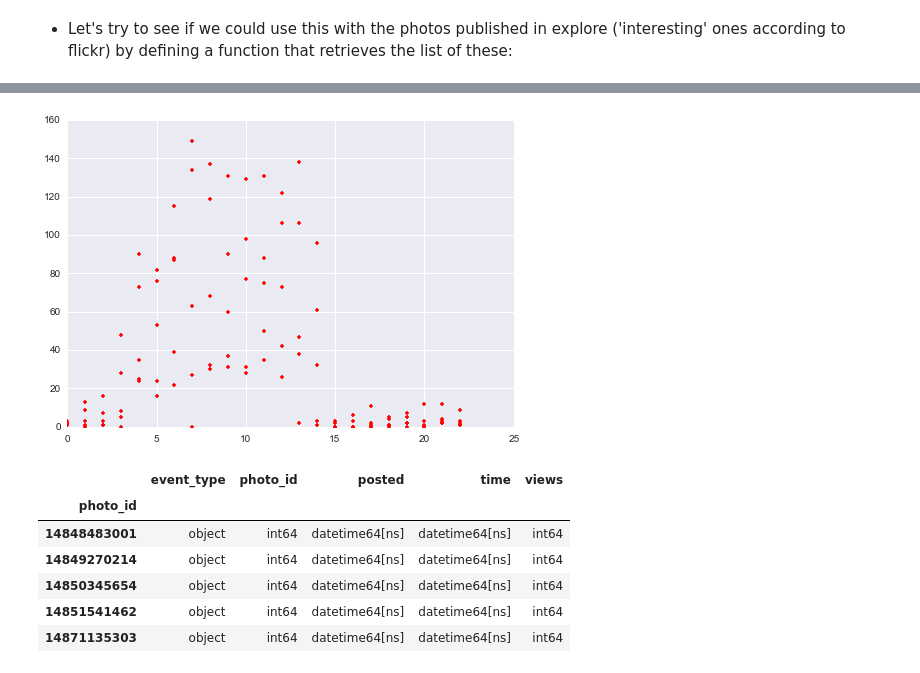
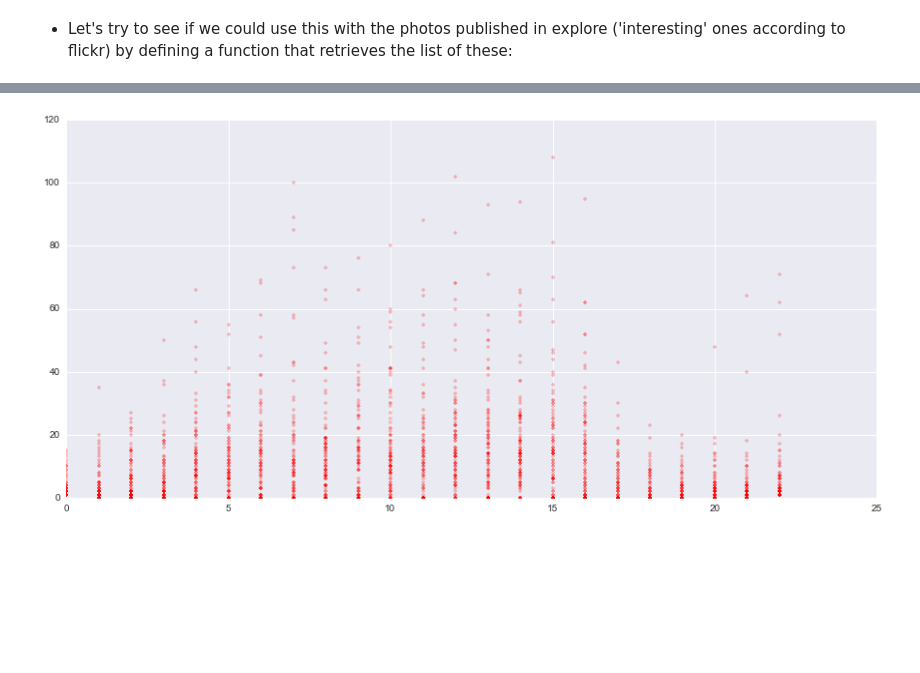
Before and after one commit to odhondt/flickr-data, a Jupyter notebook: flickr data.ipynb, the cells around one changed output, grey strips where cells are left out. Cells and saved outputs as stored; diff of their text form; code cells hidden in the pictures; blank space fills up the shorter version.

```diff
--- a/flickr data.ipynb
+++ b/flickr data.ipynb
@@ -317,7 +263,24 @@ df_one.sort('time').head(10)
+# %%
+# Takes a data frame containing a list of photos and extracts infomation for each of them
+# time posted, views (to complete in future versions)
+def getFlickrInfo(df_list):
+    pp = 50;
+    df_out = pd.DataFrame(index = df_list, columns = ['posted', 'views'])
+    for p_id in df_list:
+
+        str_tmp = flickr.photos_getInfo(photo_id=p_id)
+        tt = int(json.loads(str_tmp[14:-1])['photo']['dates']['posted'])
+        posted = pd.to_datetime(tt, unit='s')
+        views = int(json.loads(str_tmp[14:-1])['photo']['views'])
+
+        df_out.posted.ix[p_id] = posted;
+        df_out.views.ix[p_id] = views;
+
+    return df_out
 # %% [markdown]
 - Let's try to see if we could use this with the photos published in explore ('interesting' ones according to flickr) by defining a function that retrieves the list of these:
 # %%
-def getInterestingList():
+def getFlickrExploreList():
     str_tmp = flickr.interestingness_getList()
     json_tmp = json.loads(str_tmp[14:-1])
     df_tmp = pd.read_json(json.dumps(json_tmp['photos']['photo']))
@@ -328,6 +289,5 @@ def getInterestingList():
 # %%
 # Making a data frame with pictures from explore
-df_tmp = getInterestingList()
-df = pd.DataFrame()
-for p_id in df_tmp[0:5]:
-    df = df.append(getFlickrActivity(p_id), ignore_index=True)
+df_list = getFlickrExploreList()
+df_info = getFlickrInfo(df_list)
+df_event = getFlickrActivity(df_list)
@@ -365,4 +323,5 @@ hist(tt.hour, bins=23, histtype='stepfilled')
 # %%
-tt=pd.DatetimeIndex(df['posted'])
-hist(tt.hour, bins=23, histtype='stepfilled')
+figsize(8,6)
+tt=pd.DatetimeIndex(df_info['posted']);
+hist(tt.hour, bins=23, histtype='stepfilled', alpha=0.7);
 # %% [output]
@@ -431,17 +331,8 @@ grouped=df.groupby('photo_id')
 # %%
-for k, grp in df.groupby('photo_id'):
+figsize(15,7)
+for k, grp in df_event.groupby('photo_id'):
     tt=pd.DatetimeIndex(grp['time'])
     h=histogram(tt.hour, bins=23)
-    plot(h[0], '.r')
+    plot(h[0], '.r', alpha=0.25)
 # %% [output]
-[figure, old version]
+[figure, new version]
-# %%
-grouped.dtypes
-# %% [output]
-|  | event_type | photo_id | posted | time | views |
-| photo_id |  |  |  |  |  |
-| 14848483001 | object | int64 | datetime64[ns] | datetime64[ns] | int64 |
-| 14849270214 | object | int64 | datetime64[ns] | datetime64[ns] | int64 |
-| 14850345654 | object | int64 | datetime64[ns] | datetime64[ns] | int64 |
-| 14851541462 | object | int64 | datetime64[ns] | datetime64[ns] | int64 |
-| 14871135303 | object | int64 | datetime64[ns] | datetime64[ns] | int64 |
```
Also changed, not shown: parts of 21 cells of this notebook.
